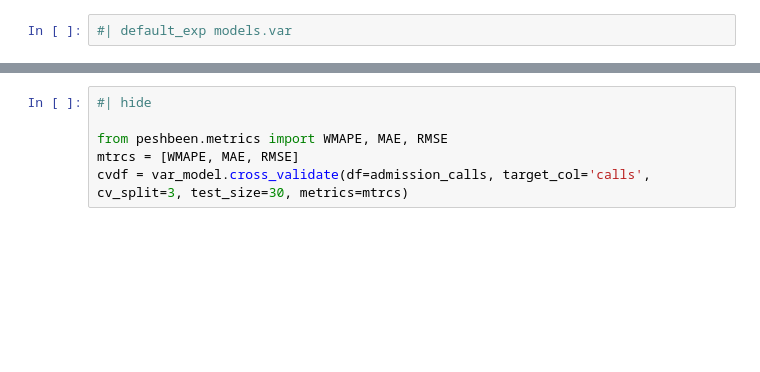
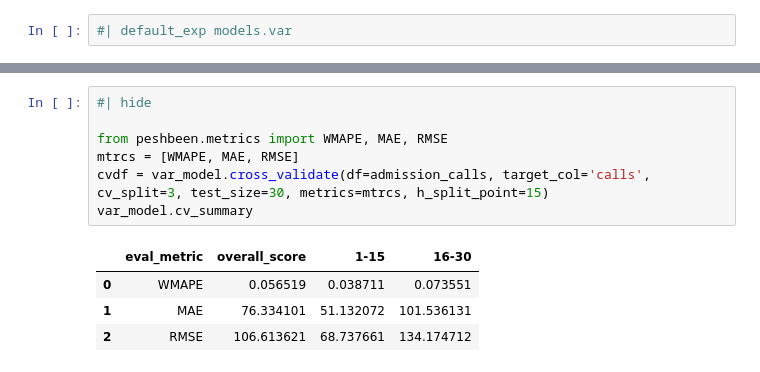
Before and after one commit to mustafaslanCoto/peshbeen, a Jupyter notebook: nbs/modules/02_models/04_var.ipynb, the cells around one changed output, grey strips where cells are left out. Cells and saved outputs as stored; diff of their text form; blank space fills up the shorter version.

```diff
--- a/nbs/modules/02_models/04_var.ipynb
+++ b/nbs/modules/02_models/04_var.ipynb
@@ -725,6 +725,12 @@ plt.show()
 # %%
 #| hide
 
 from peshbeen.metrics import WMAPE, MAE, RMSE
 mtrcs = [WMAPE, MAE, RMSE]
-cvdf = var_model.cross_validate(df=admission_calls, target_col='calls', cv_split=3, test_size=30, metrics=mtrcs)
+cvdf = var_model.cross_validate(df=admission_calls, target_col='calls', cv_split=3, test_size=30, metrics=mtrcs, h_split_point=15)
+var_model.cv_summary
+# %% [output]
+|  | eval_metric | overall_score | 1-15 | 16-30 |
+| 0 | WMAPE | 0.056519 | 0.038711 | 0.073551 |
+| 1 | MAE | 76.334101 | 51.132072 | 101.536131 |
+| 2 | RMSE | 106.613621 | 68.737661 | 134.174712 |
```
Also changed, not shown: parts of 2 cells of this notebook, 24 other files.
